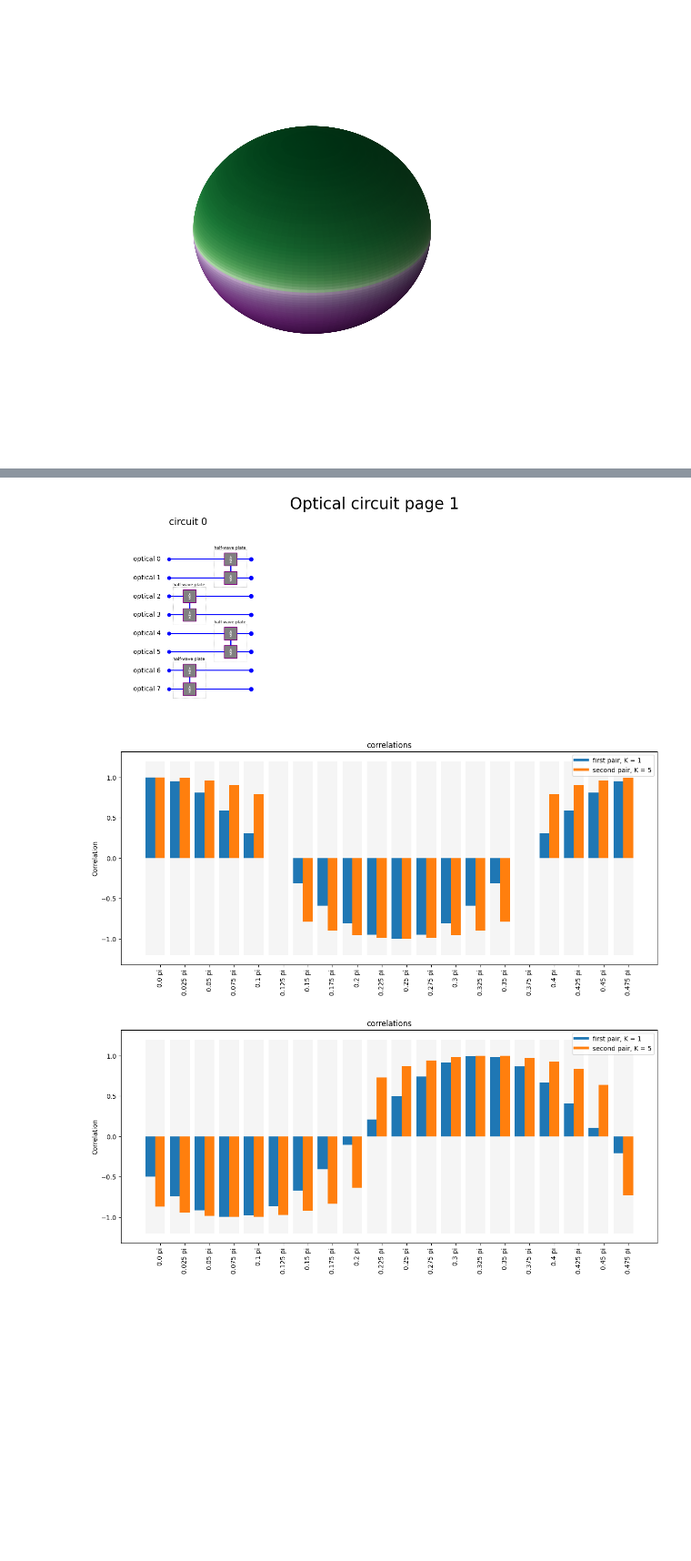
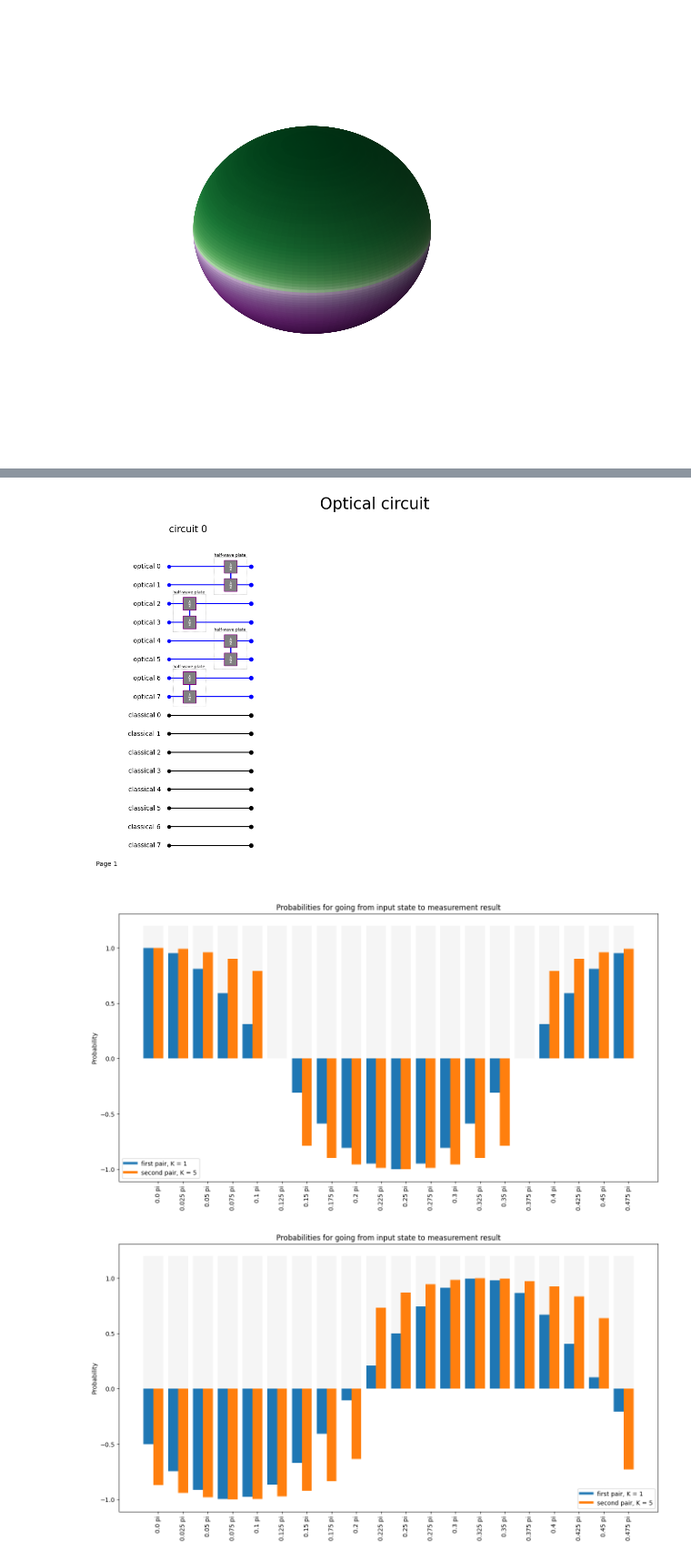
Before and after one commit to robhendrik/superquantum, a Jupyter notebook: Fanten-Lecture-November2023-Part2.ipynb, the cells around one changed output, grey strips where cells are left out. Shown at 91% size. Cells and saved outputs as stored; diff of their text form; code cells hidden in the pictures; blank space fills up the shorter version.

```diff
--- a/Fanten-Lecture-November2023-Part2.ipynb
+++ b/Fanten-Lecture-November2023-Part2.ipynb
@@ -616,40 +615,48 @@ for k in [1,2,4]:
 # %% [markdown]
 ![Alt text](SuperentanglementSlide6.JPG)
 # %%
+# This cell is modified in april 2024. The changes follow from incorporating the module 'no_signalling_boxes.py' into the fock state circuit package
+# rather that using 'import no_signalling_boxes as nosb' and 'nosb.measure_collection_with_NS_boxes' we can now use 'fsc..measure_collection_with_NS_boxes'
+# The 'import' statememt is included in __init__.py for fock state circuit.
+
 N = 20
 circuit_is_already_drawn = False
 for angle_first in [0,np.pi/3]:
     dict_for_plotting = dict([])
-    for angle in [(a/N)*np.pi/2 for a in range(N)]:#[3*a/(2*N) for a in range(N)]
-        circuit = fsc.FockStateCircuit(length_of_fock_state=3,no_of_optical_channels=8,no_of_classical_channels=0)
+    for angle in [(a/N)*np.pi/2 for a in range(N)]:
+        circuit = fsc.FockStateCircuit(length_of_fock_state=3,no_of_optical_channels=8,no_of_classical_channels=8)
         circuit.half_wave_plate(channel_horizontal=2,channel_vertical=3,angle=angle)
         circuit.half_wave_plate(channel_horizontal=6,channel_vertical=7,angle=angle)
         circuit.half_wave_plate(channel_horizontal=0,channel_vertical=1,angle=angle_first)
         circuit.half_wave_plate(channel_horizontal=4,channel_vertical=5,angle=angle_first)
+
         if not circuit_is_already_drawn:
             circuit.draw()
             circuit_is_already_drawn = True
-        collection = cos.CollectionOfStates(fock_state_circuit=circuit,input_collection_as_a_dict=dict([]))
-        state = cos.State(collection_of_states=collection)
+        collection = fsc.CollectionOfStates(fock_state_circuit=circuit,input_collection_as_a_dict=dict([]))
+        state = fsc.State(collection_of_states=collection)
         ns_boxes = [{'channels_Ah_Av_Bh_Bv':[0,1,2,3],'quantumness_indicator':1},
                     {'channels_Ah_Av_Bh_Bv':[4,5,6,7],'quantumness_indicator':5}]
-        collection_with_boxes = nosb.create_collection_with_NS_boxes(state, ns_boxes)
+        collection_with_boxes = fsc.create_collection_with_NS_boxes(state, ns_boxes)
+
         output_collection = circuit.evaluate_circuit(collection_of_states_input=collection_with_boxes)
-        histogram = nosb.measure_collection_with_NS_boxes(output_collection)
+        histogram = fsc.measure_collection_with_NS_boxes(output_collection)
 
-        channel_combis_for_correlation = [(0,1),(2,3)]
-        correlations = nosb.correlation_from_histogram(histogram,
-                                                    channel_combis_for_correlation,
-                                                    digits_per_channel = 2)
+        channel_combis_for_correlation = [(0,2),(4,6)]
+        label_for_channel_combinations = ['first pair, K = 1','second pair, K = 5']
+
+        correlations = fsc.correlations_from_measured_collection_with_NS_boxes(histogram, channel_combis_for_correlation, state)
+
         lst = []
         lst.append({'output_state': 'first pair, K = 1', 'probability': correlations[0]})
         lst.append({'output_state': 'second pair, K = 5', 'probability': correlations[1]})
         dict_for_plotting.update({str(np.round(angle/np.pi,3)) + ' pi': lst})
-    nosb.plot_correlations(dict_for_plotting)
+    # corrected cos.plot_correlation to fsc.plot_correlation
+    fsc.plot_correlations_for_NS_boxes(dict_for_plotting)
 # %% [output]
-[figure, old version]
+[figure, new version]
-[figure, old version]
+[figure, new version]
-[figure, old version]
+[figure, new version]
 # %% [markdown]
 ![Alt text](SuperentanglementSlide7.JPG)
 # %%
```
Also changed, not shown: parts of 11 cells of this notebook, 1 other file.
